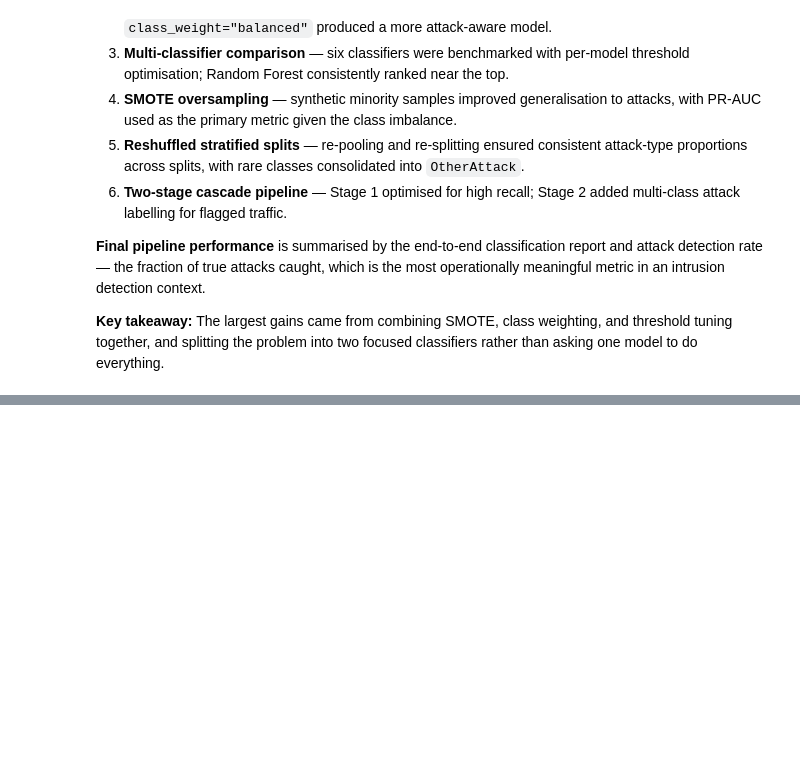
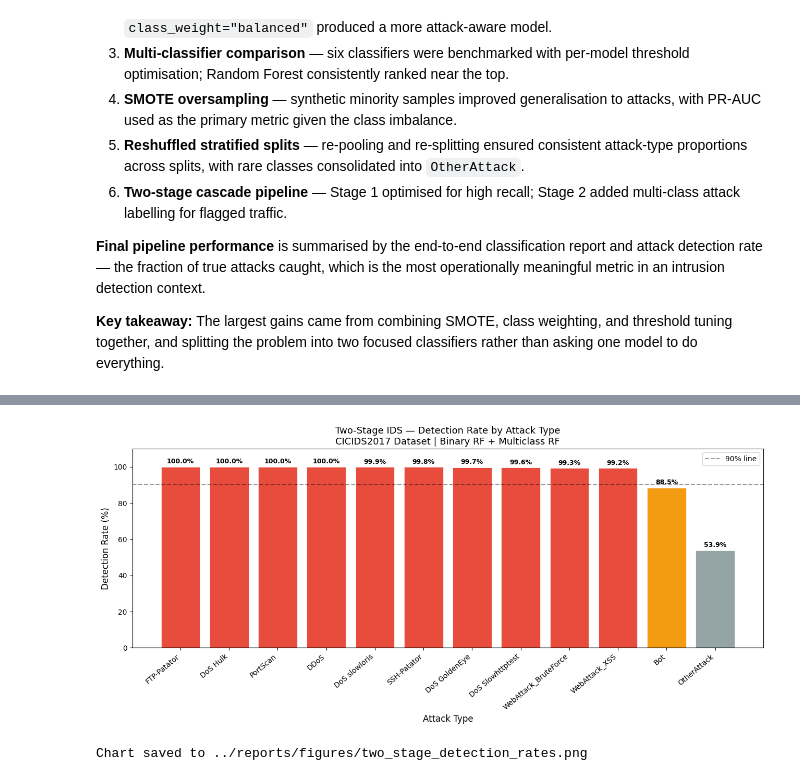
Before and after one commit to 182bry/Douen, a Jupyter notebook: notebooks/retrain_ML.ipynb, the cells around one changed output, grey strips where cells are left out. Cells and saved outputs as stored; diff of their text form; code cells hidden in the pictures; blank space fills up the shorter version.

```diff
--- a/notebooks/retrain_ML.ipynb
+++ b/notebooks/retrain_ML.ipynb
@@ -2350,0 +2430,16 @@ This notebook explored iterative improvements to a binary network intrusion dete
+# %%
+attack_only = results_df[results_df["true_label"] != "BENIGN"].copy()
+
+detection_summary = (
+    attack_only.groupby("true_label")
+    .apply(lambda df: pd.Series({
+        "Total_Attacks": len(df),
+        "Correctly_Detected": (df["predicted_label"] != "BENIGN").sum(),
+        "Correctly_Classified": (df["predicted_label"] == df["true_label"]).sum(),
+        "Detection_Rate_%": round(((df["predicted_label"] != "BENIGN").mean() * 100), 2),
+        "Classification_Rate_%": round(((df["predicted_label"] == df["true_label"]).mean() * 100), 2)
+    }))
+    .sort_values("Detection_Rate_%", ascending=False)
+)
+
+print(detection_summary)
@@ -2350,0 +2464,55 @@ This notebook explored iterative improvements to a binary network intrusion dete
+# %%
+import matplotlib.pyplot as plt
+import os
+
+attack_summary = detection_summary.copy()
+
+colors = [
+    "#e74c3c" if x > 90
+    else "#f39c12" if x > 70
+    else "#95a5a6"
+    for x in attack_summary["Detection_Rate_%"]
+]
+
+plt.figure(figsize=(13, 6))
+
+bars = plt.bar(
+    range(len(attack_summary)),
+    attack_summary["Detection_Rate_%"],
+    color=colors,
+    edgecolor="white",
+    linewidth=0.5
+)
+
+for bar, val in zip(bars, attack_summary["Detection_Rate_%"]):
+    plt.text(
+        bar.get_x() + bar.get_width() / 2,
+        bar.get_height() + 1,
+        f"{val:.1f}%",
+        ha="center",
+        va="bottom",
+        fontsize=9,
+        fontweight="bold"
+    )
+
+plt.xlabel("Attack Type", fontsize=12)
+plt.ylabel("Detection Rate (%)", fontsize=12)
+plt.title(
+    "Two-Stage IDS — Detection Rate by Attack Type\n"
+    "CICIDS2017 Dataset | Binary RF + Multiclass RF",
+    fontsize=13
+)
+plt.xticks(range(len(attack_summary)), attack_summary.index, rotation=40, ha="right")
+plt.ylim(0, 110)
+plt.axhline(y=90, color="black", linestyle="--", alpha=0.4, label="90% line")
+plt.legend(fontsize=10)
+plt.tight_layout()
+
+os.makedirs("../reports/figures", exist_ok=True)
+plt.savefig("../reports/figures/two_stage_detection_rates.png", dpi=150, bbox_inches="tight")
+plt.show()
+
+print("Chart saved to ../reports/figures/two_stage_detection_rates.png")
+# %% [output]
+[figure, added]
+Chart saved to ../reports/figures/two_stage_detection_rates.png
```
Also changed, not shown: parts of 5 cells of this notebook.
